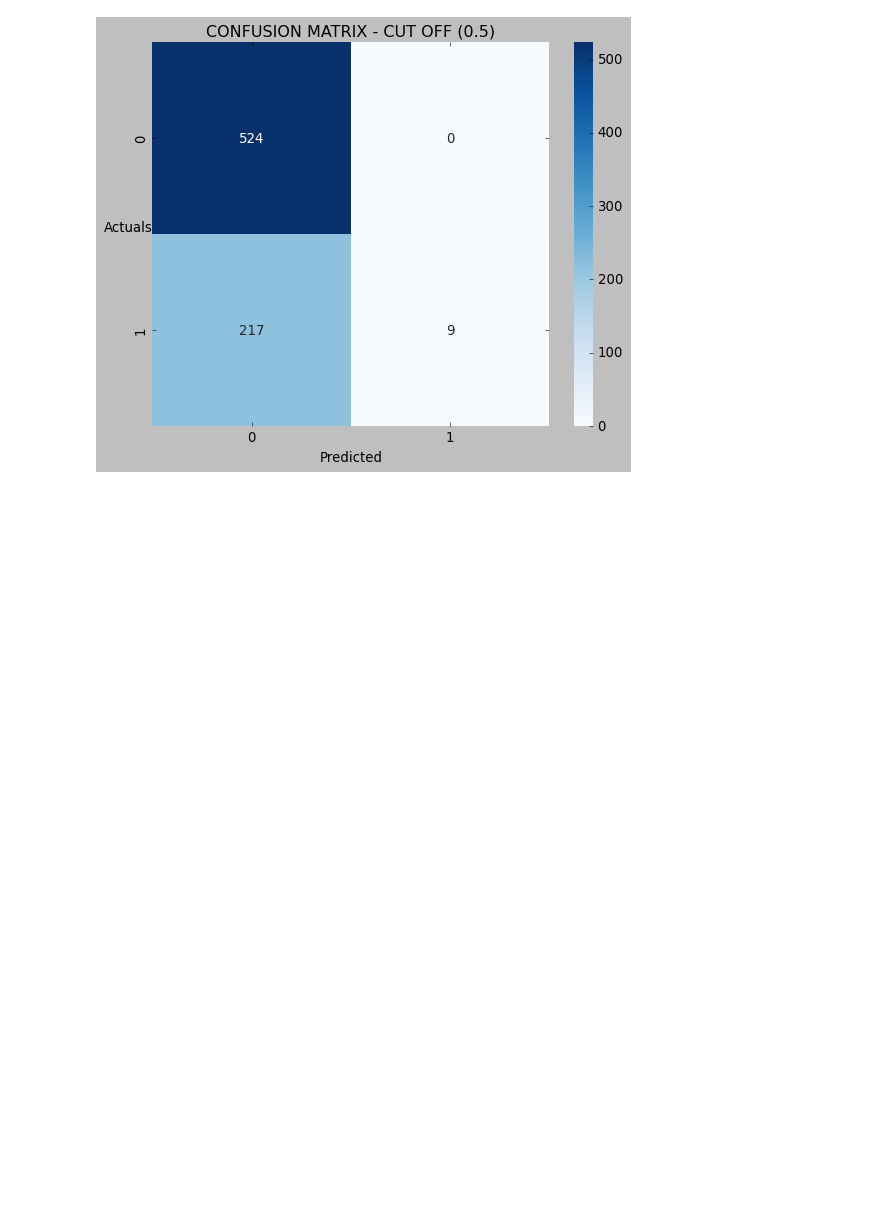
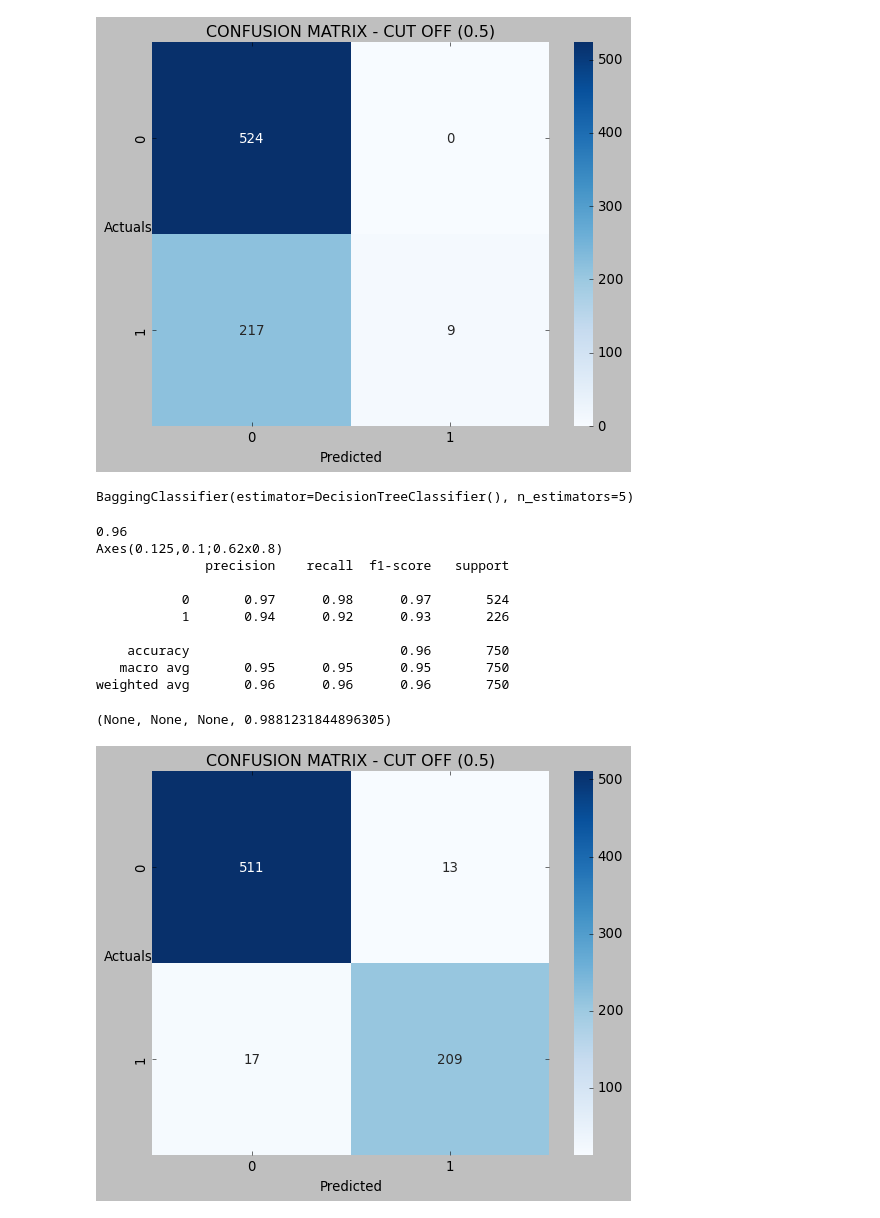
Before and after one commit to kumarideepali0402/AI-ML, a Jupyter notebook: DecisionTree.ipynb, the cells around one changed output. Cells and saved outputs as stored; diff of their text form; code cells hidden in the pictures; blank space fills up the shorter version.

```diff
--- a/DecisionTree.ipynb
+++ b/DecisionTree.ipynb
@@ -382,3 +382,43 @@ Axes(0.125,0.1;0.62x0.8)
 weighted avg       0.80      0.71      0.60       750
 (None, None, None, 0.7369241032223198)
 [figure]
+# %%
+bgcl=BaggingClassifier(estimator=dt_model,n_estimators=5)
+# %%
+bgcl.fit(X_train,y_train)
+# %% [output]
+BaggingClassifier(estimator=DecisionTreeClassifier(), n_estimators=5)
+# %%
+def evaluate_train_model(model):
+    y_train_predict = model.predict(X_train)
+
+    Acc_train = print(model.score(X_train,y_train))
+
+    CM_train = print(sns.heatmap((metrics.confusion_matrix(y_train,y_train_predict)),annot=True,fmt='.5g'
+                ,cmap='Blues'));
+    plt.xlabel('Predicted');
+    plt.ylabel('Actuals',rotation=0);
+    plt.title('CONFUSION MATRIX - CUT OFF (0.5)')
+
+    CR_train = print(metrics.classification_report(y_train,y_train_predict))
+
+    probs = model.predict_proba(X_train)
+    probs = probs[:, 1]
+    auc_train = roc_auc_score(y_train, probs)
+
+    return Acc_train,CM_train,CR_train,auc_train
+# %%
+evaluate_train_model(bgcl)
+# %% [output]
+0.96
+Axes(0.125,0.1;0.62x0.8)
+              precision    recall  f1-score   support
+
+           0       0.97      0.98      0.97       524
+           1       0.94      0.92      0.93       226
+
+    accuracy                           0.96       750
+   macro avg       0.95      0.95      0.95       750
+weighted avg       0.96      0.96      0.96       750
+(None, None, None, 0.9881231844896305)
+[figure, added]
```
Also changed, not shown: parts of 9 cells of this notebook, 3 other files.
